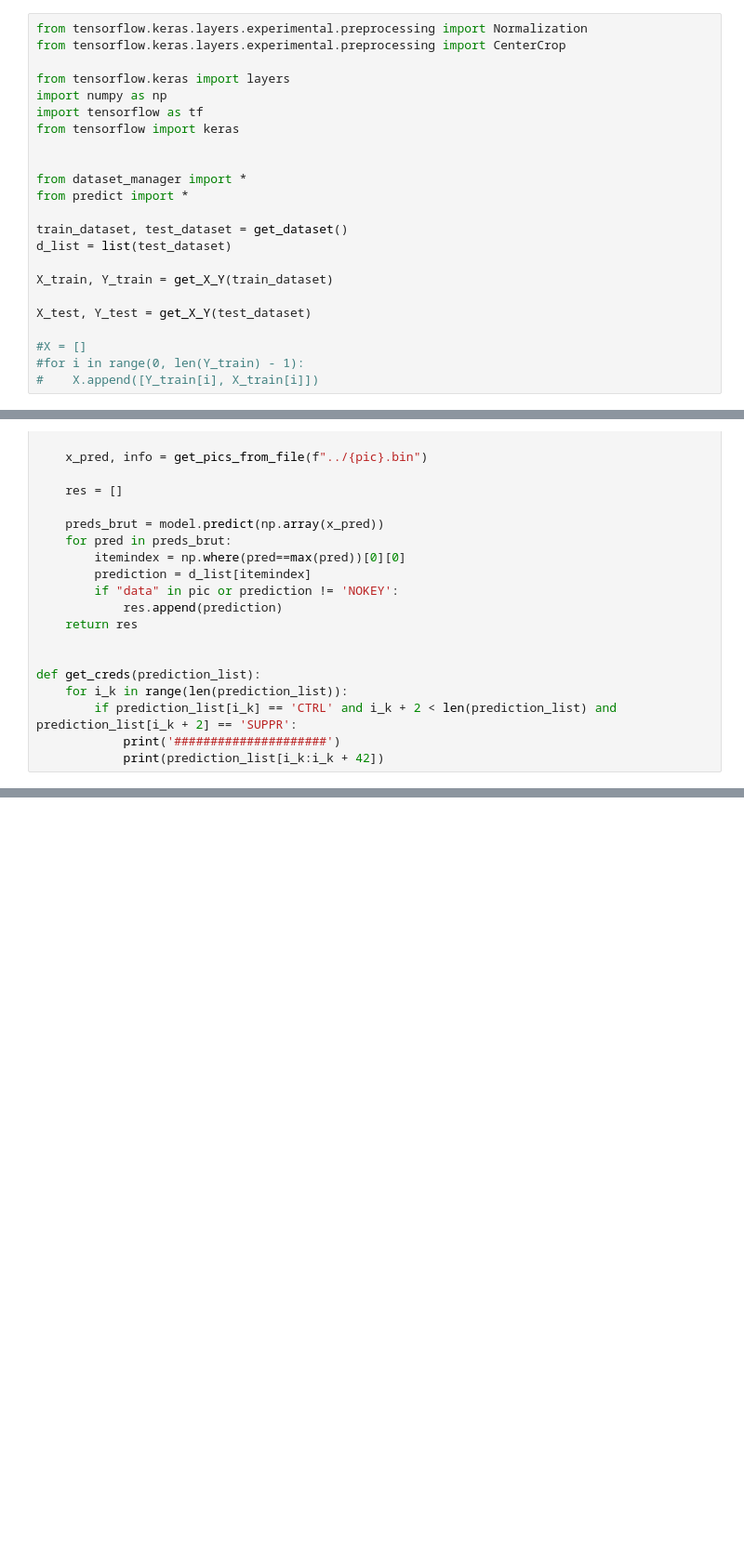
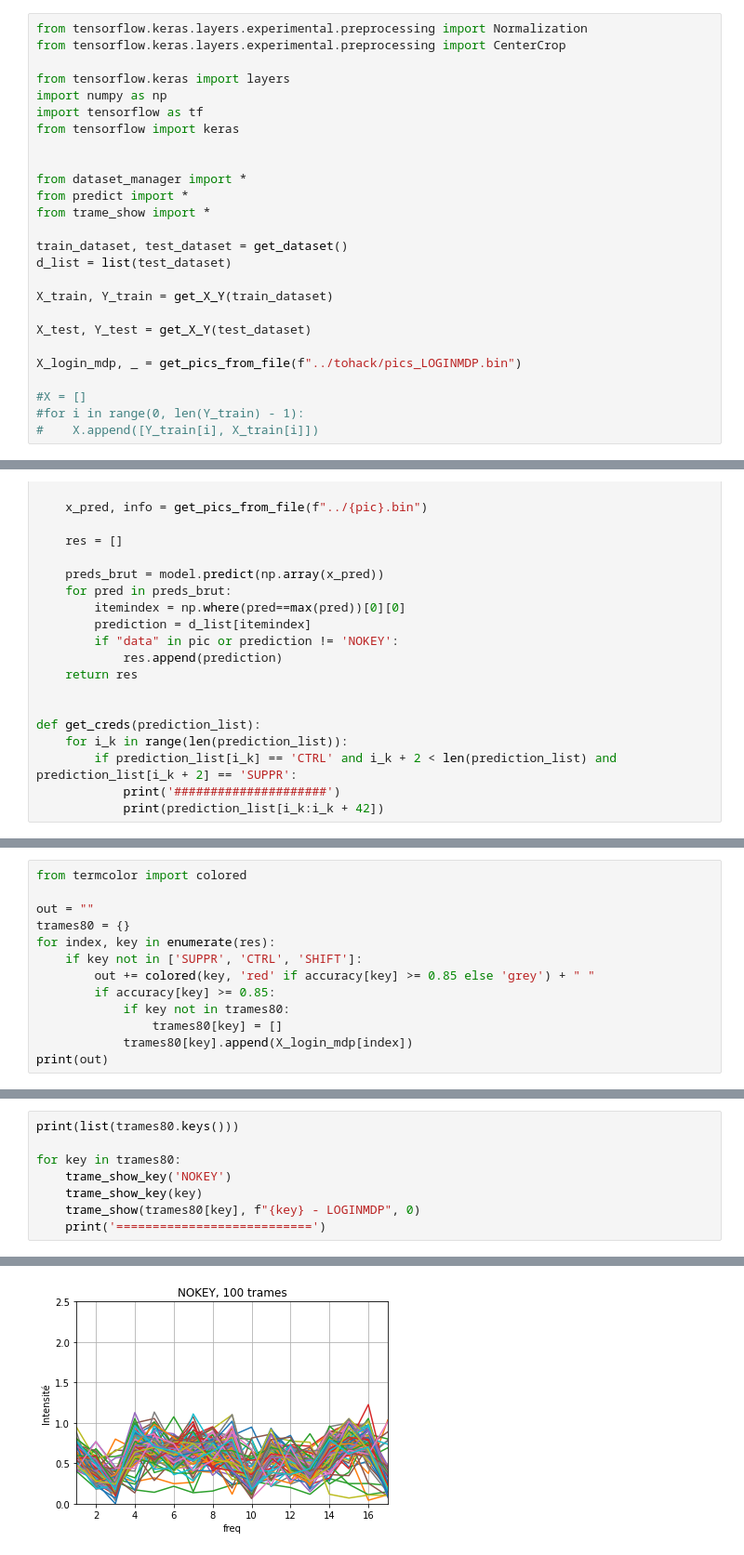
Before and after one commit to atomesZ/hackaton-energy, a Jupyter notebook: python/keras.ipynb, the cells around one changed output, grey strips where cells are left out. Shown at 93% size. Drawn from its saved outputs; the diff is of its cells as text; blank space fills up the shorter version.

Commit message:
keras: compare loginmdp pics with the dataset

```diff
--- a/python/keras.ipynb
+++ b/python/keras.ipynb
@@ -10,6 +10,7 @@ from tensorflow import keras
 
 from dataset_manager import *
 from predict import *
+from trame_show import *
 
 train_dataset, test_dataset = get_dataset()
 d_list = list(test_dataset)
@@ -18,6 +19,8 @@ X_train, Y_train = get_X_Y(train_dataset)
 
 X_test, Y_test = get_X_Y(test_dataset)
 
+X_login_mdp, _ = get_pics_from_file(f"../tohack/pics_LOGINMDP.bin")
+
 #X = []
 #for i in range(0, len(Y_train) - 1):
 #    X.append([Y_train[i], X_train[i]])
@@ -136,0 +181,13 @@ get_creds(res)
+# %%
+from termcolor import colored
+
+out = ""
+trames80 = {}
+for index, key in enumerate(res):
+    if key not in ['SUPPR', 'CTRL', 'SHIFT']:
+        out += colored(key, 'red' if accuracy[key] >= 0.85 else 'grey') + " "
+        if accuracy[key] >= 0.85:
+            if key not in trames80:
+                trames80[key] = []
+            trames80[key].append(X_login_mdp[index])
+print(out)
@@ -136,0 +196,9 @@ get_creds(res)
+# %%
+print(list(trames80.keys()))
+
+for key in trames80:
+    trame_show_key('NOKEY')
+    trame_show_key(key)
+    trame_show(trames80[key], f"{key} - LOGINMDP", 0)
+    print('===========================')
+# %% [output]
@@ -136,0 +206 @@ get_creds(res)
+[figure, added]
```
Also changed, not shown: parts of 9 cells of this notebook, 1 other file.
